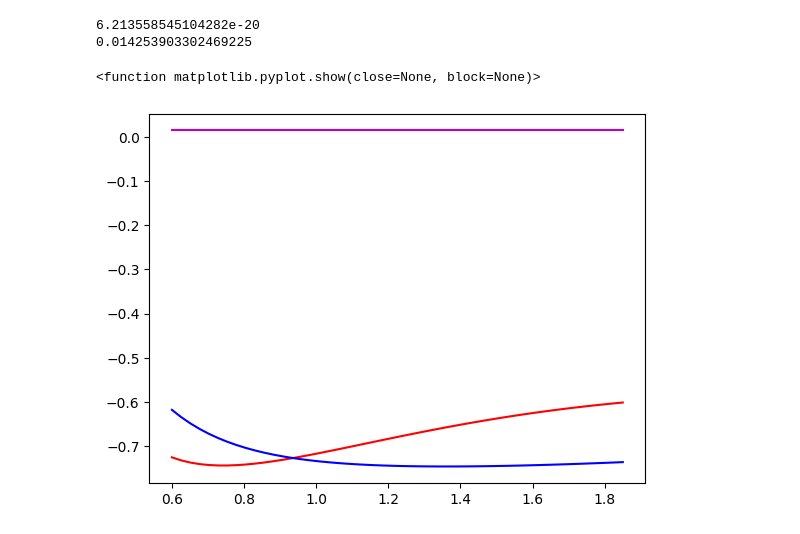
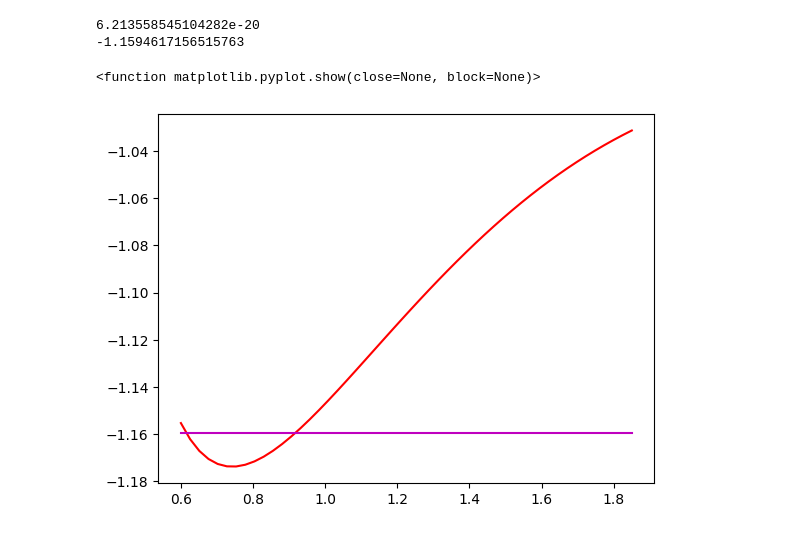
Before and after one commit to FoleyLab/SCQED-PCQED, a Jupyter notebook: src/fci_test.ipynb, the cells around one changed output. Cells and saved outputs as stored; diff of their text form; code cells hidden in the pictures.

```diff
--- a/src/fci_test.ipynb
+++ b/src/fci_test.ipynb
@@ -54,34 +54,36 @@ Scratch directory: /tmp/
     Role: ORBITAL
     Keywo
 # %%
+diff_loc = np.argmin(fci_S0)
+diff = fci_S0[diff_loc]
 fci_S0_adj = np.zeros((1, 50))
 for i in range(50):
-    fci_S0_adj[0,i] = fci_S0[i] + 0.43
+    fci_S0_adj[0,i] = fci_S0[i]
 fci_S0_fin = np.ndarray.flatten(fci_S0_adj)
 
 k_mDyneAng = 11.6104
 k_SI = k_mDyneAng * 10 ** 2
 mu_amu = 1.007 / 2
 mu_kg = mu_amu * 10 ** (-3) / (6.022 * 10 ** 23)
 h_bar = constants.hbar
 omega = np.sqrt(k_SI / mu_kg)
 E0_J = 0.5 * h_bar * omega
 E0_au = E0_J * 2.294 * 10 ** 17
 print(E0_J)
-print(E0_au)
+print(E0_au + diff)
 
 E0_array = np.zeros((1, 50))
 for i in range(50):
-    E0_array[0,i] = E0_au
+    E0_array[0,i] = E0_au + diff
 E0_list = np.ndarray.flatten(E0_array)
 
 
 plt.plot(r_data, fci_S0_fin[:], 'r-', label = '|g>')
-plt.plot(r_data, fci_S1[:], 'b-', label = '|e>')
+#plt.plot(r_data, fci_S1[:], 'b-', label = '|e>')
 plt.plot(r_data, E0_list, 'm-', label = 'E0')
 plt.show
 # %% [output]
 6.213558545104282e-20
-0.014253903302469225
+-1.1594617156515763
 <function matplotlib.pyplot.show(close=None, block=None)>
-[figure, old version]
+[figure, new version]
```
Also changed, not shown: parts of 1 cell of this notebook, 4 other files.
